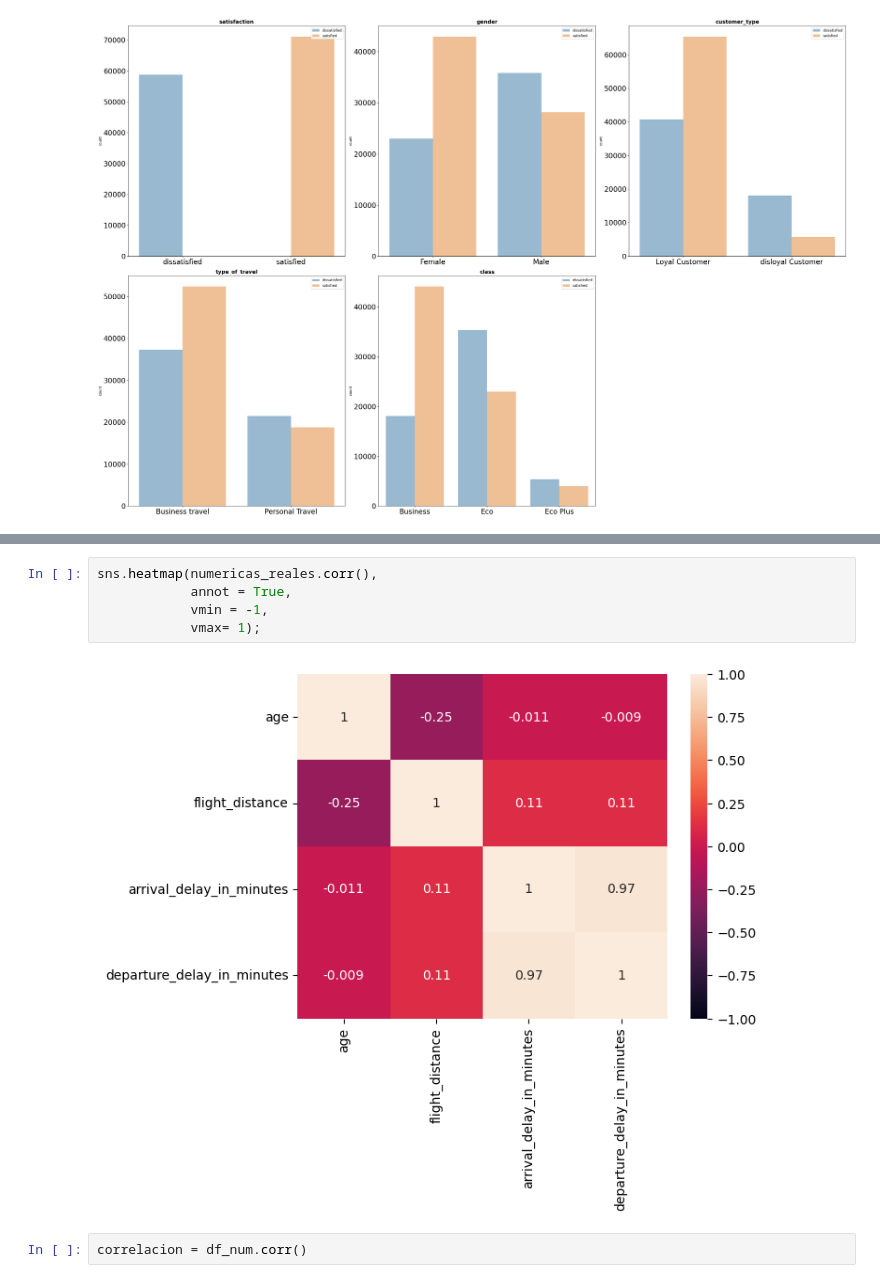
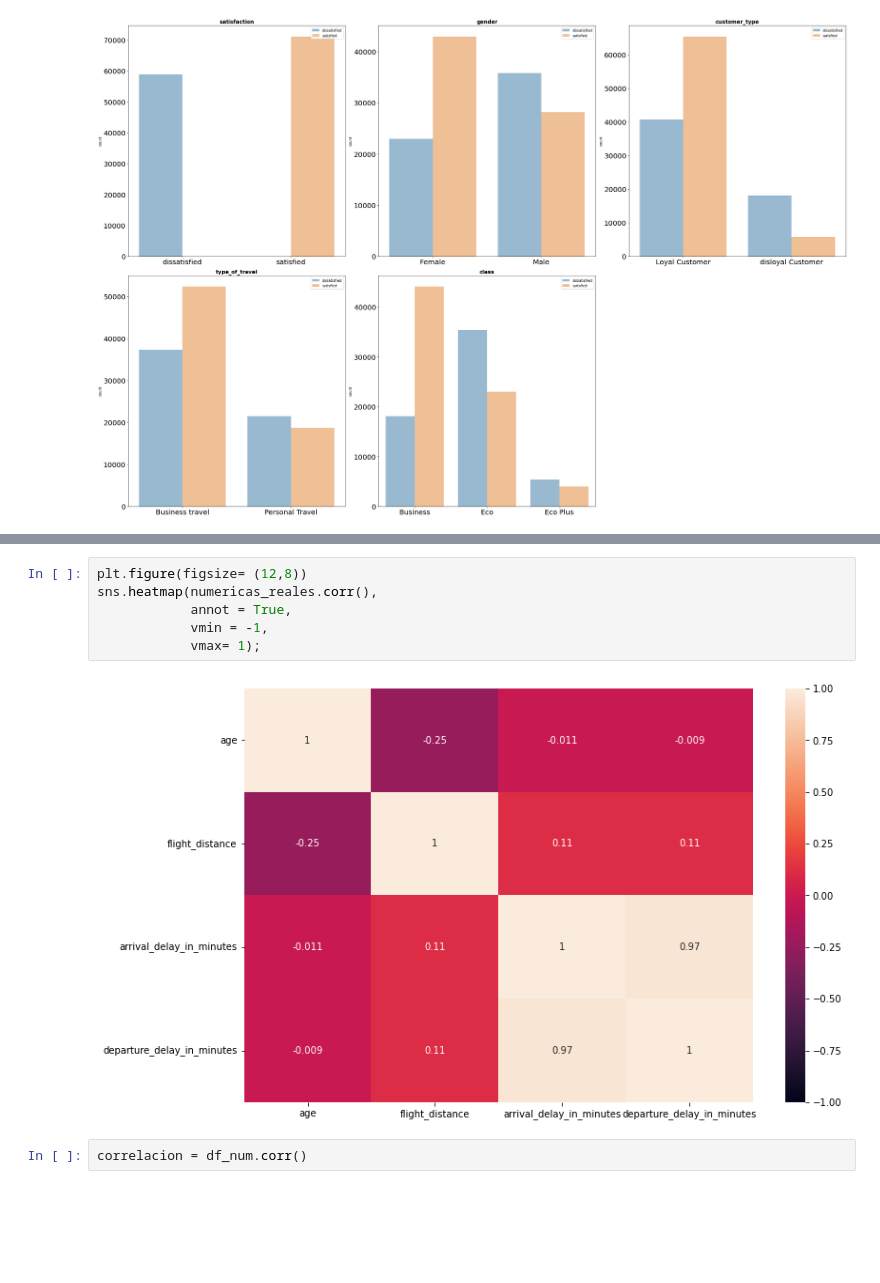
Before and after one commit to Adalab/promo_d_da_modulo3_sprint1_Estibaliz_Lorena, a Jupyter notebook: pair_regresion_logistica_eda.ipynb, the cells around one changed output, grey strips where cells are left out. Saved outputs shown, nothing was run; the diff lists cells and outputs as text; blank space fills up the shorter version.

```diff
--- a/pair_regresion_logistica_eda.ipynb
+++ b/pair_regresion_logistica_eda.ipynb
@@ -400,10 +298,11 @@ array([0.000e+00, 3.050e+02, 1.500e+01, 2.600e+01, 4.800e+01, 2.300e+01,
 # %%
+plt.figure(figsize= (12,8))
 sns.heatmap(numericas_reales.corr(),
             annot = True,
             vmin = -1,
             vmax= 1);
 # %% [output]
-[figure, old version]
+[figure, new version]
 # %%
 correlacion = df_num.corr()
 # %%
```
Also changed, not shown: parts of 28 cells of this notebook, 2 other files.
